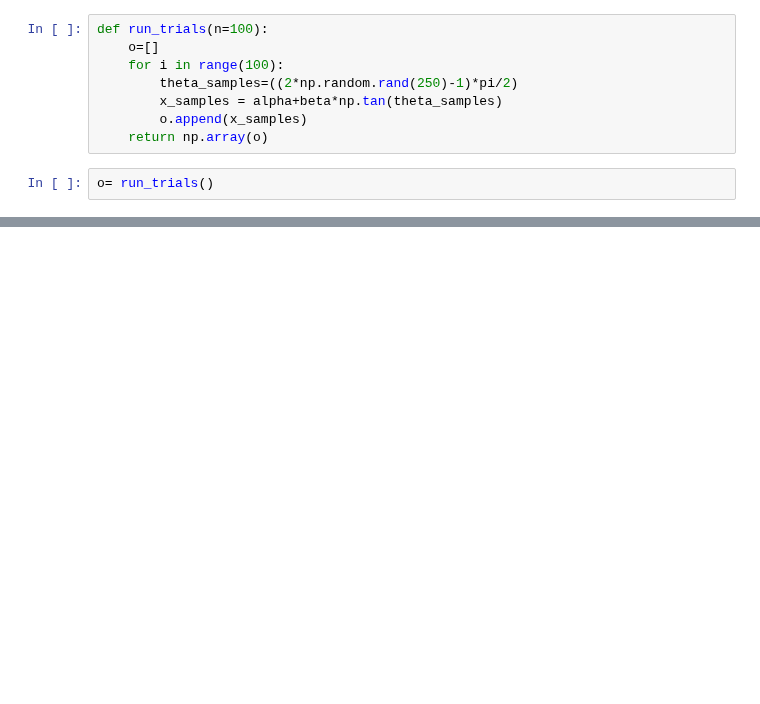
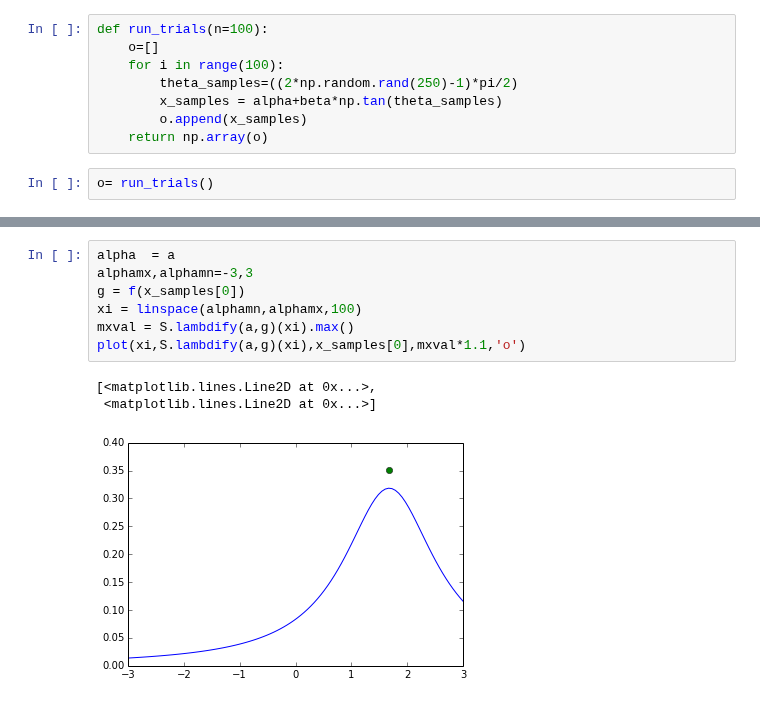
Before and after one commit to unpingco/Python-for-Signal-Processing, a Jupyter notebook: Lighthouse_problem.ipynb, the cells around one changed output, grey strips where cells are left out. Saved outputs shown, nothing was run; the diff lists cells and outputs as text; blank space fills up the shorter version.

```diff
--- a/Lighthouse_problem.ipynb
+++ b/Lighthouse_problem.ipynb
@@ -111,0 +121,11 @@ plot ([o[np.where(abs(o)<i)].mean() for i in range(100,10000,100)])
+# %%
+alpha  = a
+alphamx,alphamn=-3,3
+g = f(x_samples[0])
+xi = linspace(alphamn,alphamx,100)
+mxval = S.lambdify(a,g)(xi).max()
+plot(xi,S.lambdify(a,g)(xi),x_samples[0],mxval*1.1,'o')
+# %% [output]
+[<matplotlib.lines.Line2D at 0x...>,
+ <matplotlib.lines.Line2D at 0x...>]
+[figure, added]
```
Also changed, not shown: parts of 12 cells of this notebook.
